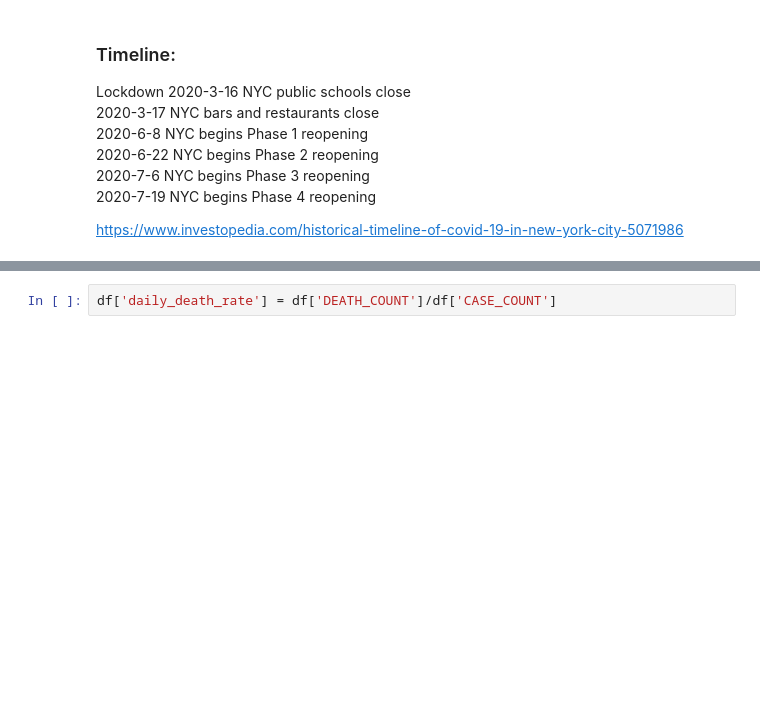
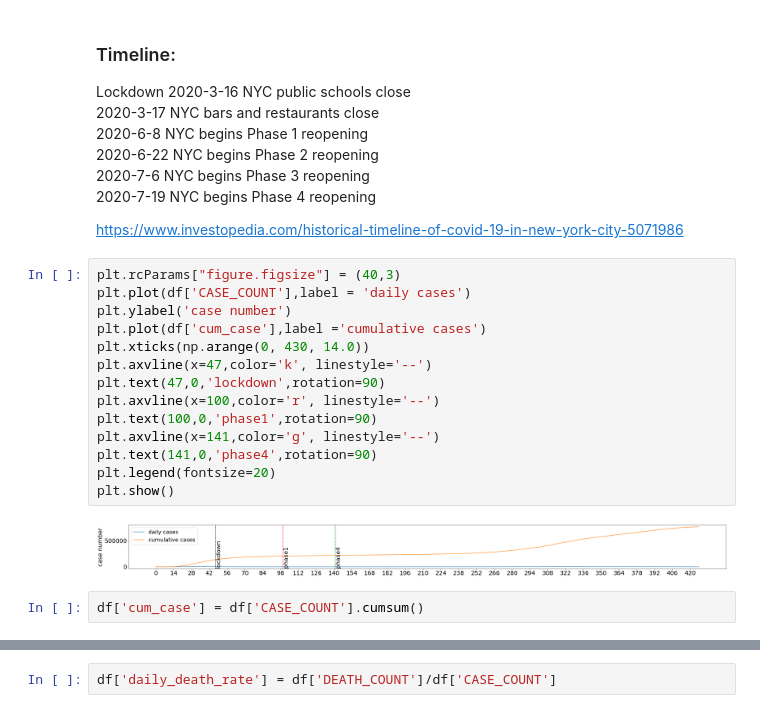
Before and after one commit to tc2992/AdvPython_Project, a Jupyter notebook: COVID_NYC_SEIR_YL.ipynb, the cells around one changed output, grey strips where cells are left out. Cells and saved outputs as stored; diff of their text form; blank space fills up the shorter version.

```diff
--- a/COVID_NYC_SEIR_YL.ipynb
+++ b/COVID_NYC_SEIR_YL.ipynb
@@ -31,3 +31,21 @@ Lockdown
 2020-7-19 NYC begins Phase 4 reopening <br>
 
 https://www.investopedia.com/historical-timeline-of-covid-19-in-new-york-city-5071986
+# %%
+plt.rcParams["figure.figsize"] = (40,3)
+plt.plot(df['CASE_COUNT'],label = 'daily cases')
+plt.ylabel('case number')
+plt.plot(df['cum_case'],label ='cumulative cases')
+plt.xticks(np.arange(0, 430, 14.0))
+plt.axvline(x=47,color='k', linestyle='--')
+plt.text(47,0,'lockdown',rotation=90)
+plt.axvline(x=100,color='r', linestyle='--')
+plt.text(100,0,'phase1',rotation=90)
+plt.axvline(x=141,color='g', linestyle='--')
+plt.text(141,0,'phase4',rotation=90)
+plt.legend(fontsize=20)
+plt.show()
+# %% [output]
+[figure, added]
+# %%
+df['cum_case'] = df['CASE_COUNT'].cumsum()
```
Also changed, not shown: parts of 13 cells of this notebook.
